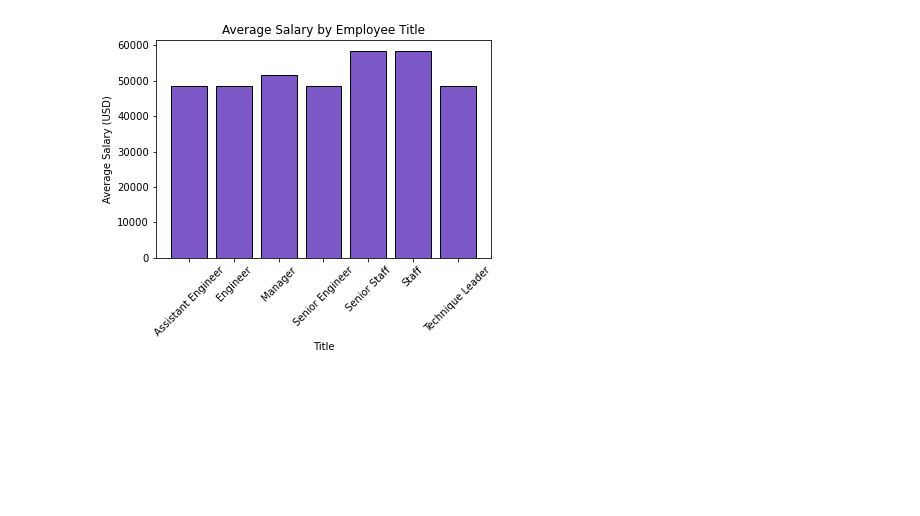
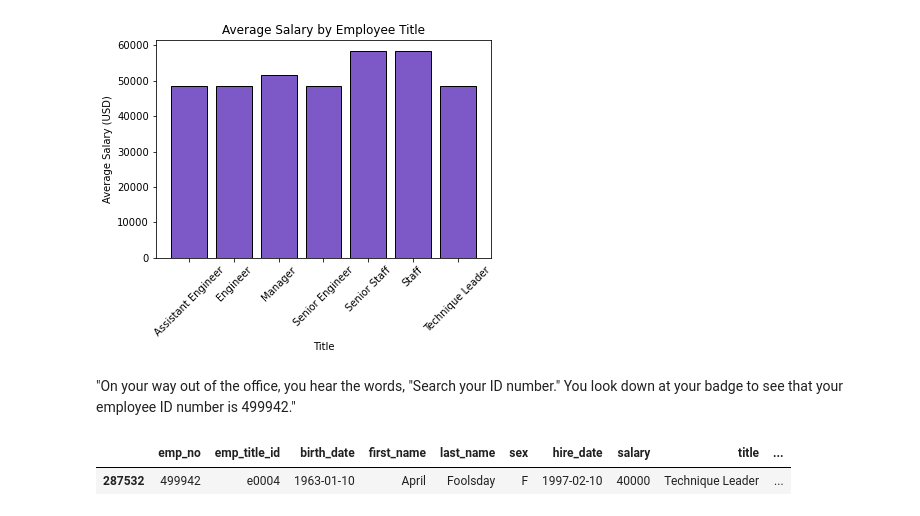
Before and after one commit to zarzarbinks0702/Employee-Data-Analysis, a Jupyter notebook: EmployeeSQL/employee_bonus_vis.ipynb, the cells around one changed output. Cells and saved outputs as stored; diff of their text form; code cells hidden in the pictures; blank space fills up the shorter version.

```diff
--- a/EmployeeSQL/employee_bonus_vis.ipynb
+++ b/EmployeeSQL/employee_bonus_vis.ipynb
@@ -127,3 +127,13 @@ plt.title('Average Salary by Employee Title')
 plt.show()
 # %% [output]
 [figure]
+# %% [markdown]
+"On your way out of the office, you hear the words, "Search your ID number." You look down at your badge to see that your employee ID number is 499942."
+# %%
+#searching "my" id number
+my_emp_details = emp_salary_bytitles_df.loc[emp_salary_bytitles_df['emp_no'] == 499942, :]
+
+my_emp_details
+# %% [output]
+|  | emp_no | emp_title_id | birth_date | first_name | last_name | sex | hire_date | salary | title | ... |
+| 287532 | 499942 | e0004 | 1963-01-10 | April | Foolsday | F | 1997-02-10 | 40000 | Technique Leader | ... |
```
